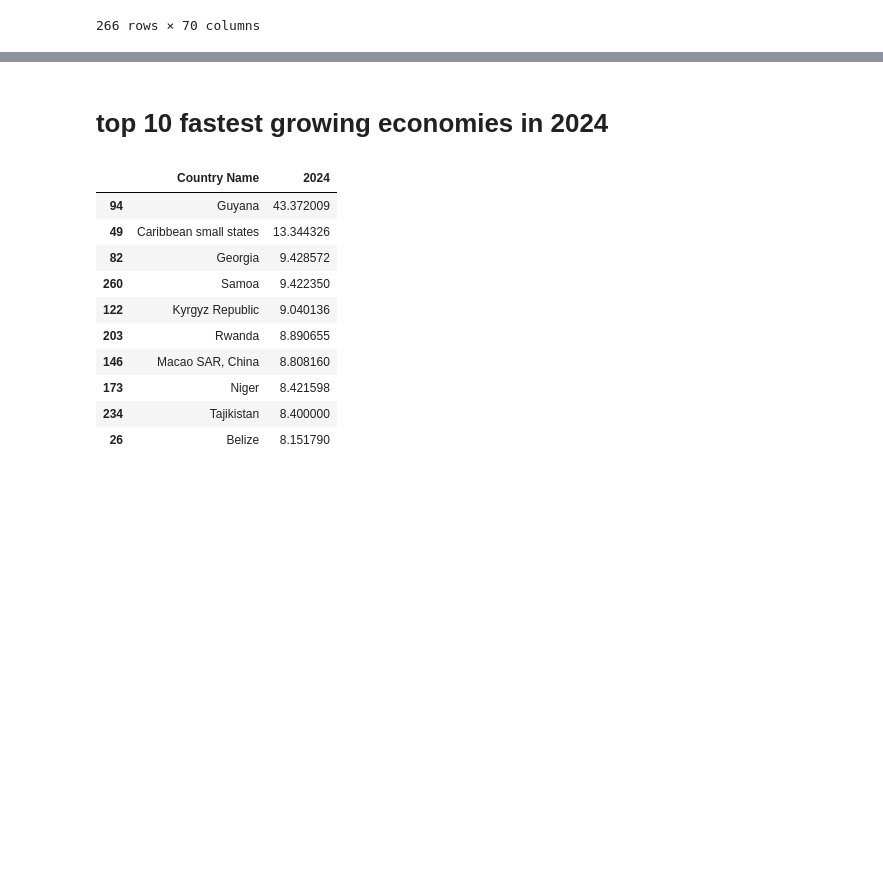
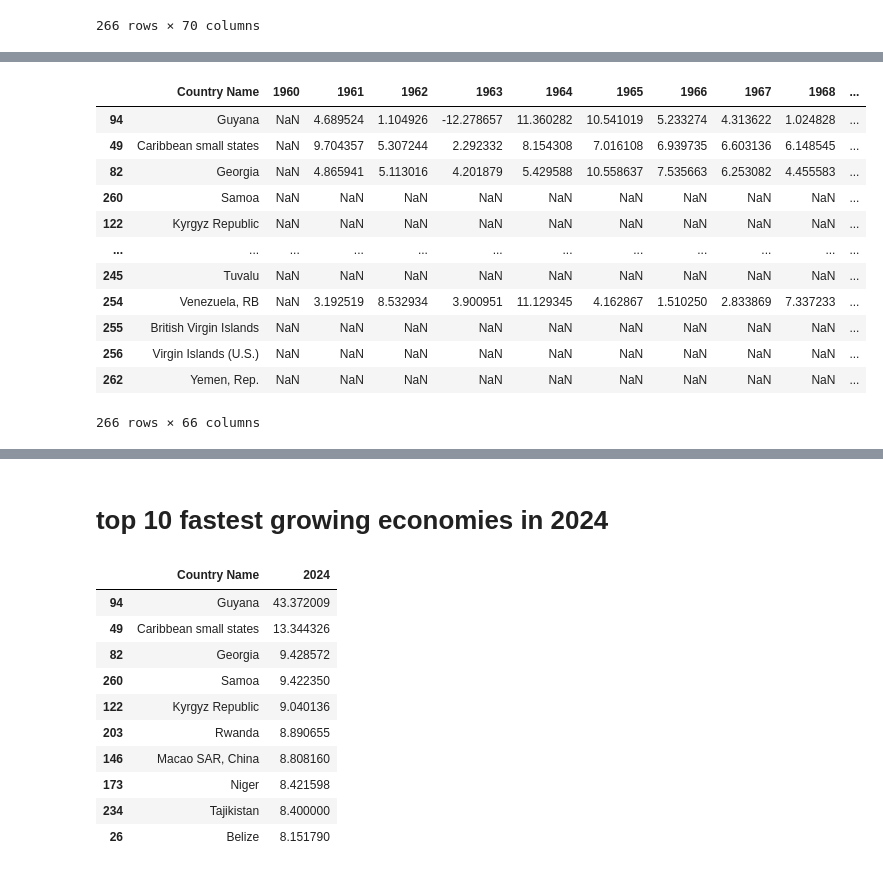
Before and after one commit to sinocelt/useful-pandas-code, a Jupyter notebook: visualization/visualization.ipynb, the cells around one changed output, grey strips where cells are left out. Cells and saved outputs as stored; diff of their text form; code cells hidden in the pictures; blank space fills up the shorter version.

```diff
--- a/visualization/visualization.ipynb
+++ b/visualization/visualization.ipynb
@@ -47,0 +69,16 @@ gdp_growth_df_top_2024
+# %%
+gdp_growth_df_top_2024
+# %% [output]
+|  | Country Name | 1960 | 1961 | 1962 | 1963 | 1964 | 1965 | 1966 | 1967 | 1968 | ... |
+| 94 | Guyana | NaN | 4.689524 | 1.104926 | -12.278657 | 11.360282 | 10.541019 | 5.233274 | 4.313622 | 1.024828 | ... |
+| 49 | Caribbean small states | NaN | 9.704357 | 5.307244 | 2.292332 | 8.154308 | 7.016108 | 6.939735 | 6.603136 | 6.148545 | ... |
+| 82 | Georgia | NaN | 4.865941 | 5.113016 | 4.201879 | 5.429588 | 10.558637 | 7.535663 | 6.253082 | 4.455583 | ... |
+| 260 | Samoa | NaN | NaN | NaN | NaN | NaN | NaN | NaN | NaN | NaN | ... |
+| 122 | Kyrgyz Republic | NaN | NaN | NaN | NaN | NaN | NaN | NaN | NaN | NaN | ... |
+| ... | ... | ... | ... | ... | ... | ... | ... | ... | ... | ... | ... |
+| 245 | Tuvalu | NaN | NaN | NaN | NaN | NaN | NaN | NaN | NaN | NaN | ... |
+| 254 | Venezuela, RB | NaN | 3.192519 | 8.532934 | 3.900951 | 11.129345 | 4.162867 | 1.510250 | 2.833869 | 7.337233 | ... |
+| 255 | British Virgin Islands | NaN | NaN | NaN | NaN | NaN | NaN | NaN | NaN | NaN | ... |
+| 256 | Virgin Islands (U.S.) | NaN | NaN | NaN | NaN | NaN | NaN | NaN | NaN | NaN | ... |
+| 262 | Yemen, Rep. | NaN | NaN | NaN | NaN | NaN | NaN | NaN | NaN | NaN | ... |
+266 rows × 66 columns
```
Also changed, not shown: parts of 18 cells of this notebook.
